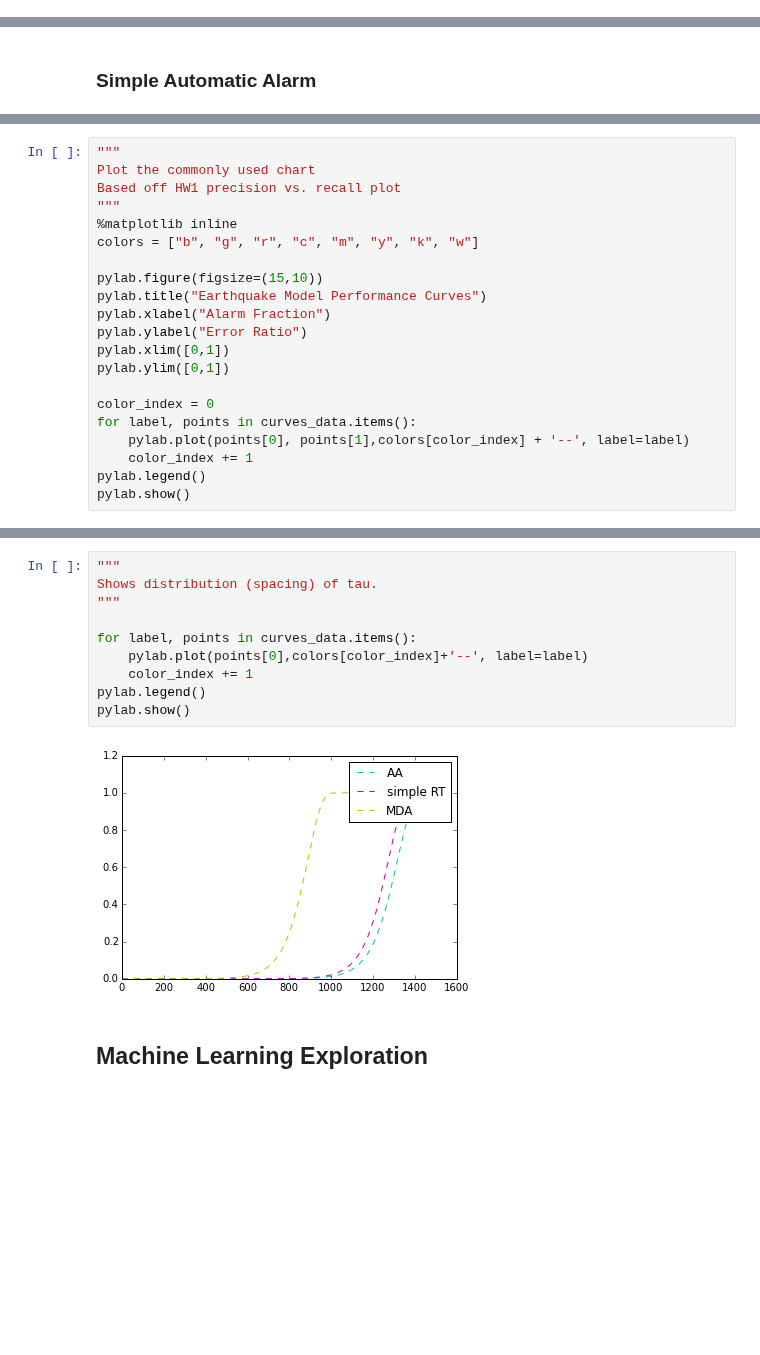
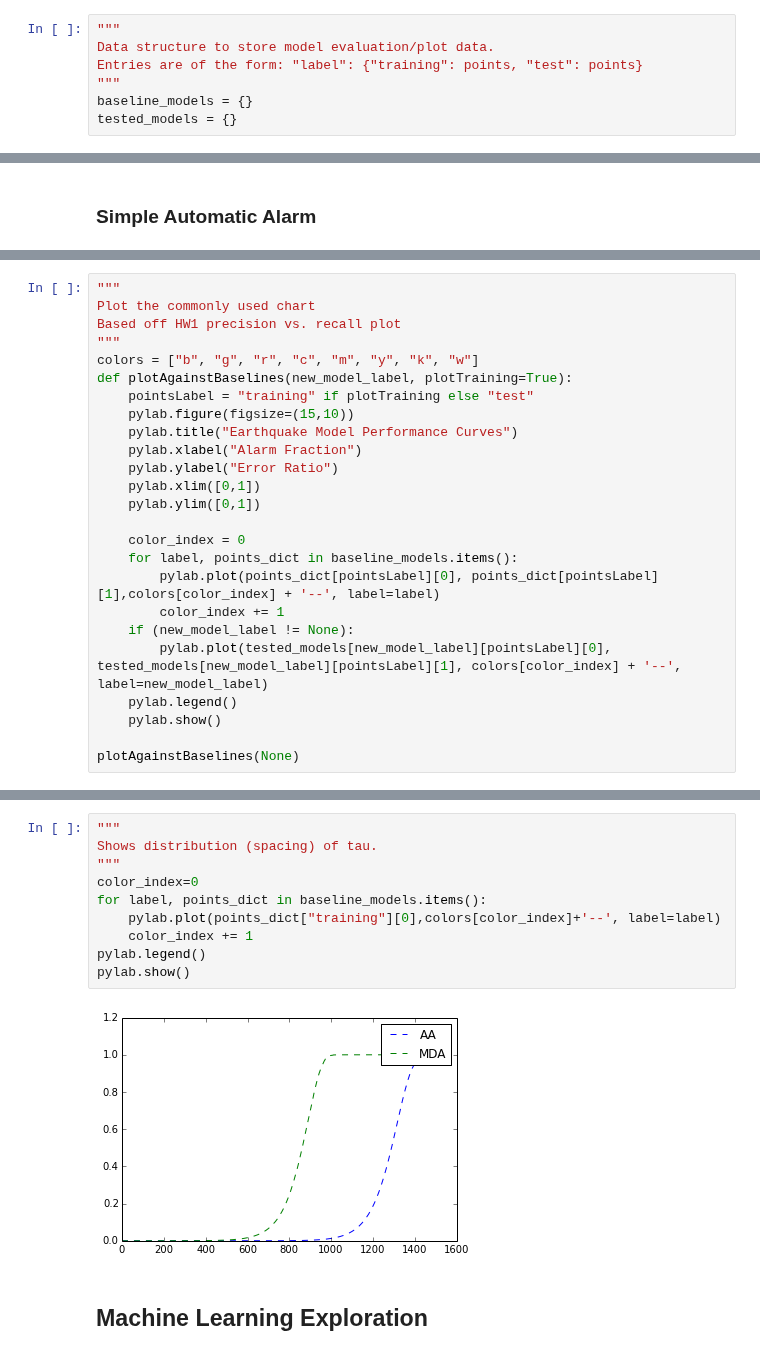
Before and after one commit to AlvinYuan/analyzers, a Jupyter notebook: notebooks/CS294.ipynb, the cells around one changed output, grey strips where cells are left out. Drawn from its saved outputs; the diff is of its cells as text; blank space fills up the shorter version.

Commit message:
some cleaning up primarily in the evaluation section in order to facilitate machine learning exploration. An example machine learning exploration cell put in.

```diff
--- a/notebooks/CS294.ipynb
+++ b/notebooks/CS294.ipynb
@@ -387,3 +358,10 @@ curves_data = {}
+# %%
+"""
+Data structure to store model evaluation/plot data.
+Entries are of the form: "label": {"training": points, "test": points}
+"""
+baseline_models = {}
+tested_models = {}
 # %% [markdown]
 ### MDA
 # %%
@@ -546,20 +500,24 @@ print pd.DataFrame({ "Label": labels, "Score (AUC)": scores })
 Plot the commonly used chart
 Based off HW1 precision vs. recall plot
 """
-%matplotlib inline
 colors = ["b", "g", "r", "c", "m", "y", "k", "w"]
+def plotAgainstBaselines(new_model_label, plotTraining=True):
+    pointsLabel = "training" if plotTraining else "test"
+    pylab.figure(figsize=(15,10))
+    pylab.title("Earthquake Model Performance Curves")
+    pylab.xlabel("Alarm Fraction")
+    pylab.ylabel("Error Ratio")
+    pylab.xlim([0,1])
+    pylab.ylim([0,1])
 
-pylab.figure(figsize=(15,10))
-pylab.title("Earthquake Model Performance Curves")
-pylab.xlabel("Alarm Fraction")
-pylab.ylabel("Error Ratio")
-pylab.xlim([0,1])
-pylab.ylim([0,1])
+    color_index = 0
+    for label, points_dict in baseline_models.items():
+        pylab.plot(points_dict[pointsLabel][0], points_dict[pointsLabel][1],colors[color_index] + '--', label=label)
+        color_index += 1
+    if (new_model_label != None):
+        pylab.plot(tested_models[new_model_label][pointsLabel][0], tested_models[new_model_label][pointsLabel][1], colors[color_index] + '--', label=new_model_label)
+    pylab.legend()
+    pylab.show()
 
-color_index = 0
-for label, points in curves_data.items():
-    pylab.plot(points[0], points[1],colors[color_index] + '--', label=label)
-    color_index += 1
-pylab.legend()
-pylab.show()
+plotAgainstBaselines(None)
 # %% [output]
@@ -567,14 +525,14 @@ pylab.show()
 # %%
 """
 Shows distribution (spacing) of tau.
 """
-
-for label, points in curves_data.items():
-    pylab.plot(points[0],colors[color_index]+'--', label=label)
+color_index=0
+for label, points_dict in baseline_models.items():
+    pylab.plot(points_dict["training"][0],colors[color_index]+'--', label=label)
     color_index += 1
 pylab.legend()
 pylab.show()
 # %% [output]
-[figure, old version]
+[figure, new version]
 # %% [markdown]
 ## Machine Learning Exploration
```
Also changed, not shown: parts of 23 cells of this notebook.
